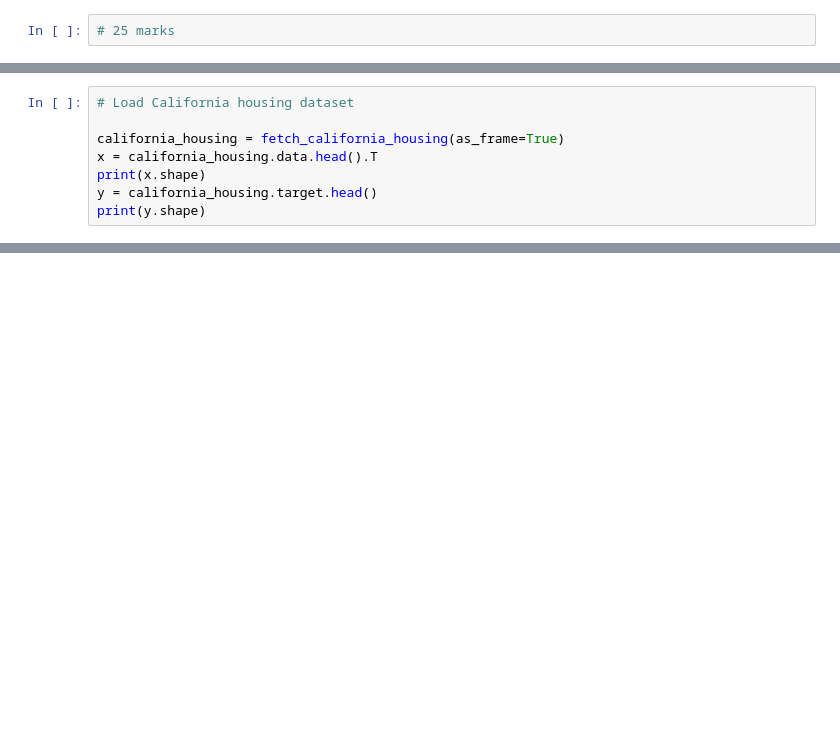
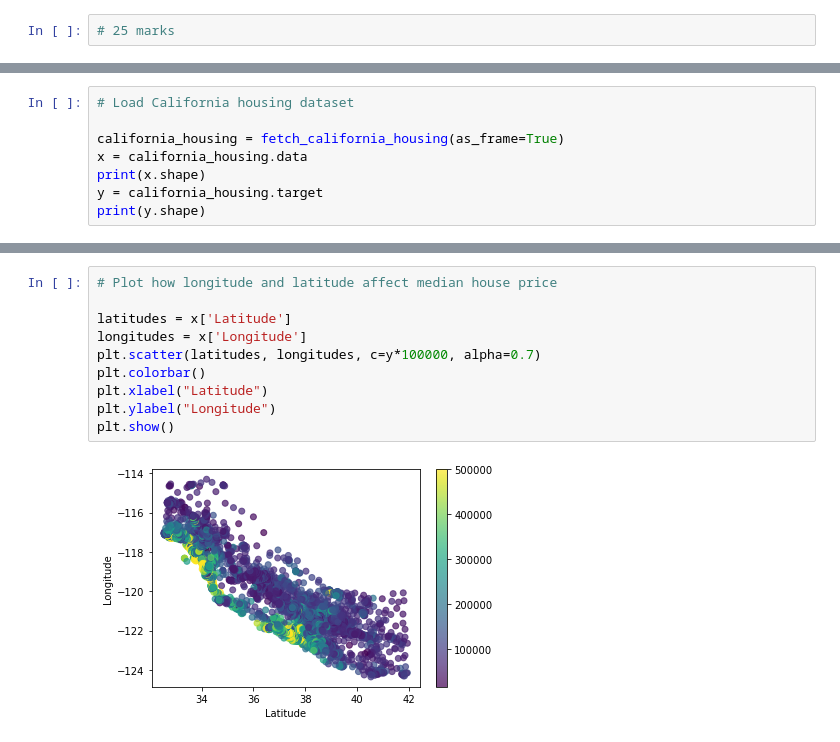
Before and after one commit to lucy-randewich/ML_coursework, a Jupyter notebook: 3-Bayesian-linear-regression.ipynb, the cells around one changed output, grey strips where cells are left out. Saved outputs shown, nothing was run; the diff lists cells and outputs as text; blank space fills up the shorter version.

```diff
--- a/3-Bayesian-linear-regression.ipynb
+++ b/3-Bayesian-linear-regression.ipynb
@@ -11,8 +13,8 @@ import arviz as az
 # Load California housing dataset
 
 california_housing = fetch_california_housing(as_frame=True)
-x = california_housing.data.head().T
+x = california_housing.data
 print(x.shape)
-y = california_housing.target.head()
+y = california_housing.target
 print(y.shape)
 # %% [output]
@@ -21,3 +43,15 @@ print(y.shape)
+# %%
+# Plot how longitude and latitude affect median house price
+
+latitudes = x['Latitude']
+longitudes = x['Longitude']
+plt.scatter(latitudes, longitudes, c=y*100000, alpha=0.7)
+plt.colorbar()
+plt.xlabel("Latitude")
+plt.ylabel("Longitude")
+plt.show()
+# %% [output]
+[figure, added]
 # %%
 # Use PyMC to get approximate posterior distributions over each model parameter
 
```
Also changed, not shown: parts of 5 cells of this notebook, 1 other file.
